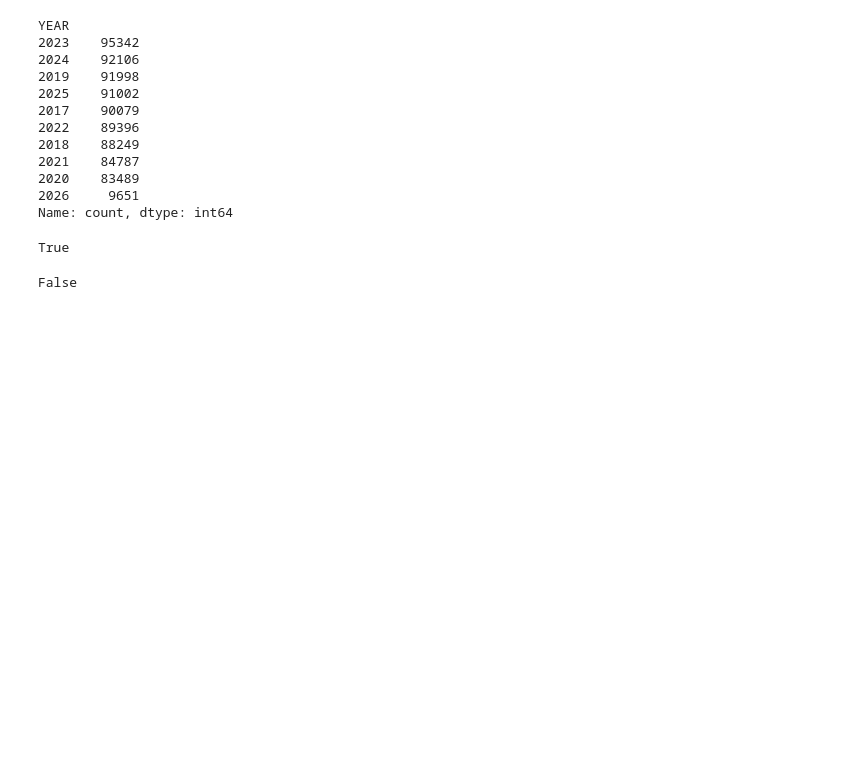
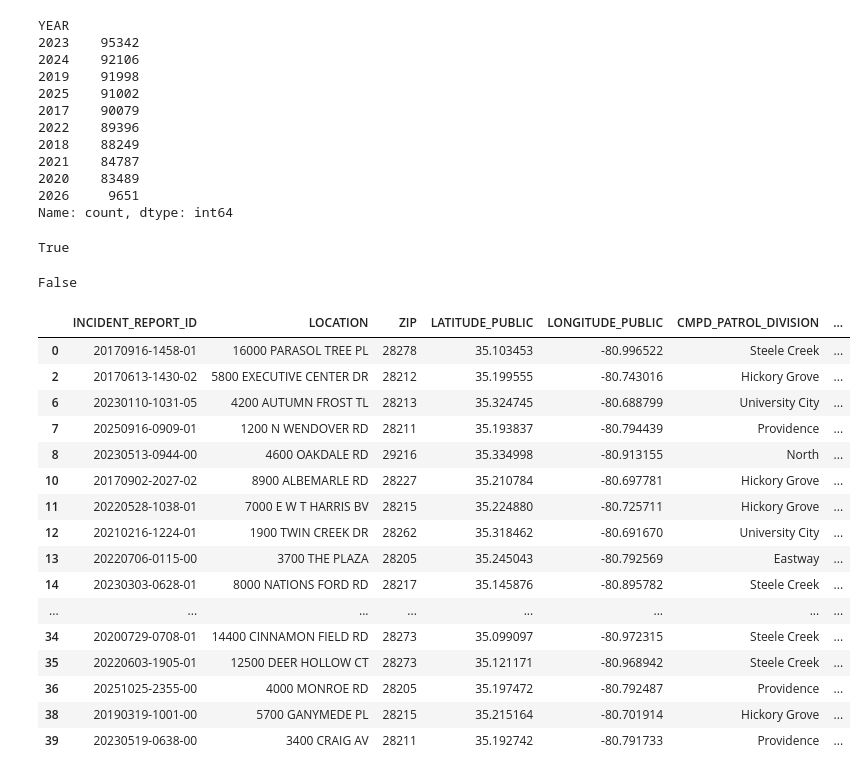
Before and after one commit to alundy98/Charlotte-Transit-Safety-Project, a Jupyter notebook: cmpd_cleaning.ipynb, the cells around one changed output. Saved outputs shown, nothing was run; the diff lists cells and outputs as text; code cells hidden in the pictures; blank space fills up the shorter version.

```diff
--- a/cmpd_cleaning.ipynb
+++ b/cmpd_cleaning.ipynb
@@ -282,6 +282,23 @@ YEAR
 2020    83489
 2026     9651
 Name: count, dtype: int64
+# %%
+def split_incident_datetime(df, col="INCIDENT_REPORT_ID"):
+
+    parts = df[col].str.split("-")
+
+    date_part = parts.str[0]
+    time_part = parts.str[1]
+
+    df["date"] = pd.to_datetime(date_part, format="%Y%m%d")
+    df["year"] = df["date"].dt.year
+    df["hour"] = time_part.str[:2].astype(int)
+
+    df["day_type"] = df["date"].dt.dayofweek.map(
+        lambda x: "Saturday" if x == 5 else ("Sunday" if x == 6 else "Weekday")
+    )
+
+    return df
 # %%
 year_match = (df['YEAR'] == pd.to_datetime(df['DATE_REPORTED']).dt.year).all()
 print(year_match)
@@ -293,7 +310,28 @@ print(year_match)
 # %% [output]
 False
 # %%
-df_clean = df.drop(columns=['GlobalID', 'X', 'Y', 'STATE', 'X_COORD_PUBLIC', 'Y_COORD_PUBLIC', 'DIVISION_ID', 'CLEARANCE_DATE', 'DATE_INCIDENT_END', 'CITY', 'STATE', 'ADDRESS_DESCRIPTION', 'HIGHEST_NIBRS_CODE', 'CLEARANCE_STATUS', 'CLEARANCE_DETAIL_STATUS', 'OBJECTID', 'DATE_INCIDENT_BEGAN'])
+df_clean = df.drop(columns=['GlobalID', 'X', 'Y', 'STATE', 'X_COORD_PUBLIC', 'Y_COORD_PUBLIC', 'DIVISION_ID', 'DATE_REPORTED', 'CLEARANCE_DATE', 'DATE_INCIDENT_END', 'CITY', 'STATE', 'ADDRESS_DESCRIPTION', 'HIGHEST_NIBRS_CODE', 'CLEARANCE_STATUS', 'CLEARANCE_DETAIL_STATUS', 'OBJECTID', 'DATE_INCIDENT_BEGAN', 'YEAR'])
+# %%
+split_incident_datetime(df_clean)
+df_clean.head(25)
+# %% [output]
+|  | INCIDENT_REPORT_ID | LOCATION | ZIP | LATITUDE_PUBLIC | LONGITUDE_PUBLIC | CMPD_PATROL_DIVISION | ... |
+| 0 | 20170916-1458-01 | 16000 PARASOL TREE PL | 28278 | 35.103453 | -80.996522 | Steele Creek | ... |
+| 2 | 20170613-1430-02 | 5800 EXECUTIVE CENTER DR | 28212 | 35.199555 | -80.743016 | Hickory Grove | ... |
+| 6 | 20230110-1031-05 | 4200 AUTUMN FROST TL | 28213 | 35.324745 | -80.688799 | University City | ... |
+| 7 | 20250916-0909-01 | 1200 N WENDOVER RD | 28211 | 35.193837 | -80.794439 | Providence | ... |
+| 8 | 20230513-0944-00 | 4600 OAKDALE RD | 29216 | 35.334998 | -80.913155 | North | ... |
+| 10 | 20170902-2027-02 | 8900 ALBEMARLE RD | 28227 | 35.210784 | -80.697781 | Hickory Grove | ... |
+| 11 | 20220528-1038-01 | 7000 E W T HARRIS BV | 28215 | 35.224880 | -80.725711 | Hickory Grove | ... |
+| 12 | 20210216-1224-01 | 1900 TWIN CREEK DR | 28262 | 35.318462 | -80.691670 | University City | ... |
+| 13 | 20220706-0115-00 | 3700 THE PLAZA | 28205 | 35.245043 | -80.792569 | Eastway | ... |
+| 14 | 20230303-0628-01 | 8000 NATIONS FORD RD | 28217 | 35.145876 | -80.895782 | Steele Creek | ... |
+| ... | ... | ... | ... | ... | ... | ... | ... |
+| 34 | 20200729-0708-01 | 14400 CINNAMON FIELD RD | 28273 | 35.099097 | -80.972315 | Steele Creek | ... |
+| 35 | 20220603-1905-01 | 12500 DEER HOLLOW CT | 28273 | 35.121171 | -80.968942 | Steele Creek | ... |
+| 36 | 20251025-2355-00 | 4000 MONROE RD | 28205 | 35.197472 | -80.792487 | Providence | ... |
+| 38 | 20190319-1001-00 | 5700 GANYMEDE PL | 28215 | 35.215164 | -80.701914 | Hickory Grove | ... |
+| 39 | 20230519-0638-00 | 3400 CRAIG AV | 28211 | 35.192742 | -80.791733 | Providence | ... |
 # %%
 df_clean['CMPD_PATROL_DIVISION'].fillna('Unknown', inplace=True)
 # %% [output]
```
Also changed, not shown: parts of 3 cells of this notebook, 14 other files.
